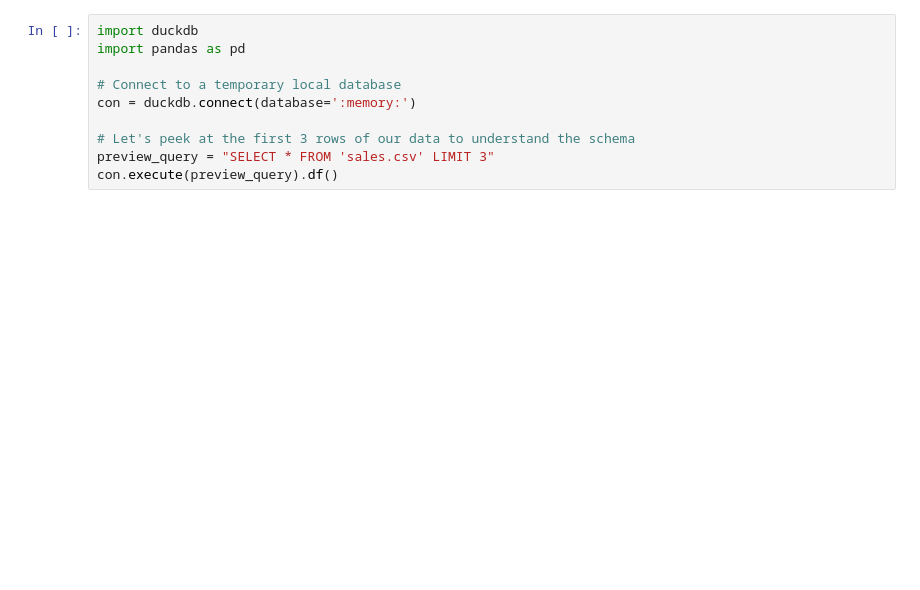
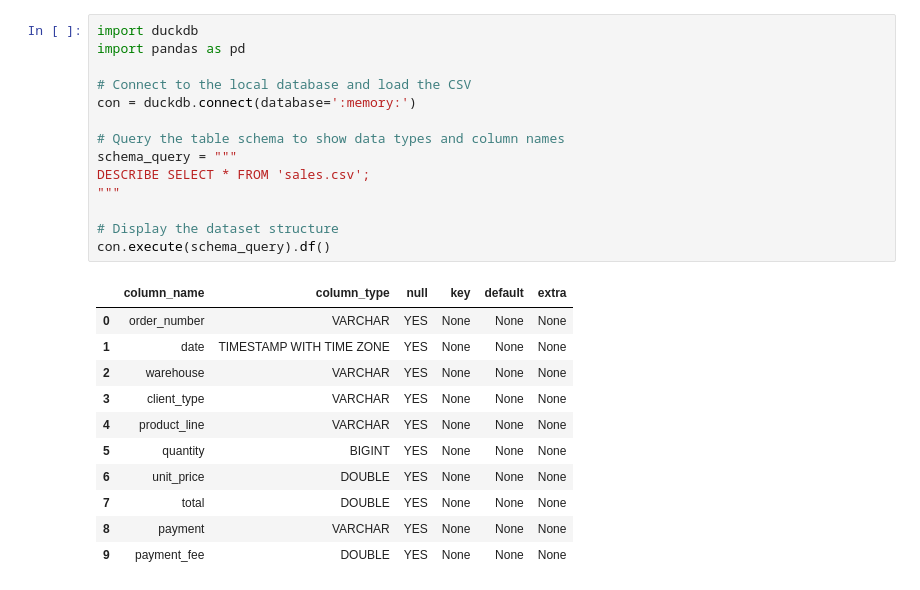
Before and after one commit to davidnamgung/motorcycle-parts, a Jupyter notebook: analysis.ipynb, the cells around one changed output. Saved outputs shown, nothing was run; the diff lists cells and outputs as text; blank space fills up the shorter version.

```diff
--- a/analysis.ipynb
+++ b/analysis.ipynb
@@ -16,10 +67,26 @@ The board of directors requested an analysis of our wholesale revenue streams. T
 # %%
 import duckdb
 import pandas as pd
 
-# Connect to a temporary local database
+# Connect to the local database and load the CSV
 con = duckdb.connect(database=':memory:')
 
-# Let's peek at the first 3 rows of our data to understand the schema
-preview_query = "SELECT * FROM 'sales.csv' LIMIT 3"
-con.execute(preview_query).df()
+# Query the table schema to show data types and column names
+schema_query = """
+DESCRIBE SELECT * FROM 'sales.csv';
+"""
+
+# Display the dataset structure
+con.execute(schema_query).df()
+# %% [output]
+|  | column_name | column_type | null | key | default | extra |
+| 0 | order_number | VARCHAR | YES | None | None | None |
+| 1 | date | TIMESTAMP WITH TIME ZONE | YES | None | None | None |
+| 2 | warehouse | VARCHAR | YES | None | None | None |
+| 3 | client_type | VARCHAR | YES | None | None | None |
+| 4 | product_line | VARCHAR | YES | None | None | None |
+| 5 | quantity | BIGINT | YES | None | None | None |
+| 6 | unit_price | DOUBLE | YES | None | None | None |
+| 7 | total | DOUBLE | YES | None | None | None |
+| 8 | payment | VARCHAR | YES | None | None | None |
+| 9 | payment_fee | DOUBLE | YES | None | None | None |
```
Also changed, not shown: parts of 47 cells of this notebook, 8 other files.
